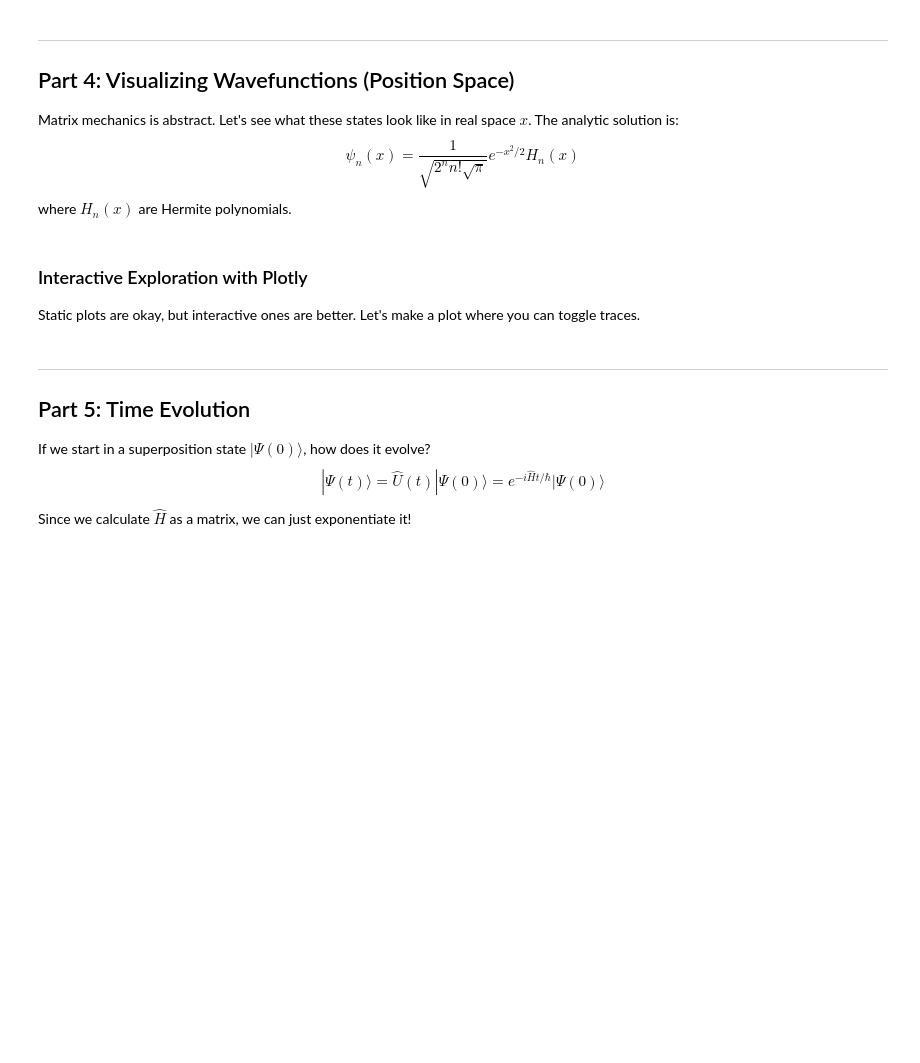
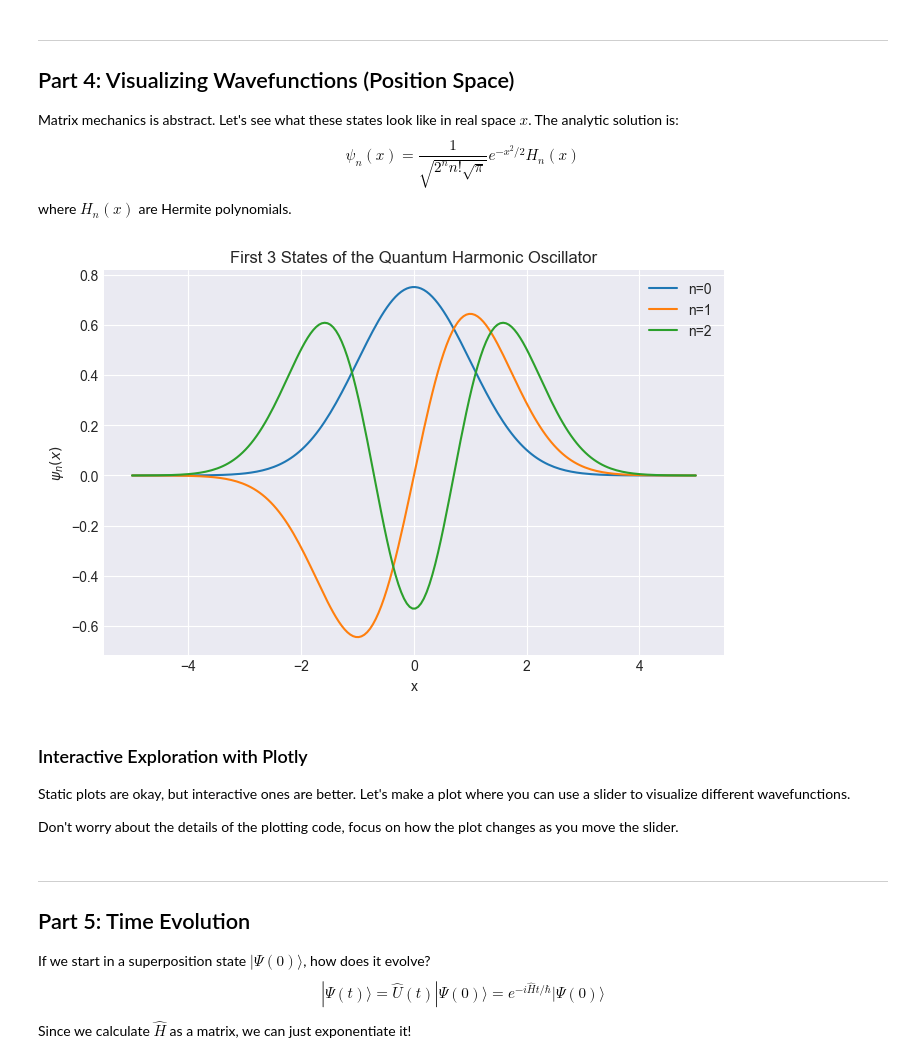
Before and after one commit to Jayden3316/Molecular-Polaritonics, a Jupyter notebook: assignments/ho.ipynb, the cells around one changed output. Saved outputs shown, nothing was run; the diff lists cells and outputs as text; code cells hidden in the pictures; blank space fills up the shorter version.

```diff
--- a/assignments/ho.ipynb
+++ b/assignments/ho.ipynb
@@ -108,3 +193,18 @@ You should expect to see $0.5, 1.5, 2.5, \dots$.
+# %%
+# The QuTiP equivalent:
+N = 5
+
+# 2. Define annihilation and creation operators
+a = qp.destroy(N)
+adag = a.dag()
+
+# 3. Define the Hamiltonian
+# H = hbar * omega * (a^dagger a + 1/2)
+# We set hbar * omega = 1 for dimensionless units
+H = adag * a + 0.5 * qp.qeye(N)
+
+# Plot the energy levels
+qp.plot_energy_levels(H_list=[H], N=N) # args: list of hamiltonians, number of states to plot
 # %% [markdown]
 ---
 ## Part 4: Visualizing Wavefunctions (Position Space)
@@ -115,15 +215,35 @@ $$ \psi_n(x) = \frac{1}{\sqrt{2^n n! \sqrt{\pi}}} e^{-x^2/2} H_n(x) $$
 where $H_n(x)$ are Hermite polynomials.
 # %%
 # EXERCISE: Implement the analytic wavefunction
+from scipy.special import eval_hermite, factorial
+import numpy as np
+
 def psi_n_analytic(x, n):
-    # Use eval_hermite(n, x)
-    # Don't forget the normalization constant!
-    pass
+    """
+    Analytic wavefunction for the nth state of a quantum harmonic oscillator.
+    Assumes m = omega = hbar = 1.
+    """
+    normalization = 1.0 / np.sqrt(2**n * factorial(n) * np.sqrt(np.pi))
+    return normalization * np.exp(-x**2 / 2.0) * eval_hermite(n, x)
 
 x_vec = np.linspace(-5, 5, 200)
-# Plot the first 3 states (|0>, |1>, |2>) using matplotlib
-# plt.plot(x_vec, psi_n_analytic(x_vec, 0))
+import matplotlib.pyplot as plt
+
+plt.figure(figsize=(8, 5))
+for n in range(3):
+    plt.plot(x_vec, psi_n_analytic(x_vec, n), label=f'n={n}')
+
+plt.title("First 3 States of the Quantum Harmonic Oscillator")
+plt.xlabel("x")
+plt.ylabel(r"$\psi_n(x)$")
+plt.legend()
+plt.grid(True)
+plt.show()
+# %% [output]
+[figure, added]
 # %% [markdown]
 ### Interactive Exploration with Plotly
-Static plots are okay, but interactive ones are better. Let's make a plot where you can toggle traces.
+Static plots are okay, but interactive ones are better. Let's make a plot where you can use a slider to visualize different wavefunctions.
+
+Don't worry about the details of the plotting code, focus on how the plot changes as you move the slider.
 # %%
```
Also changed, not shown: parts of 25 cells of this notebook.
